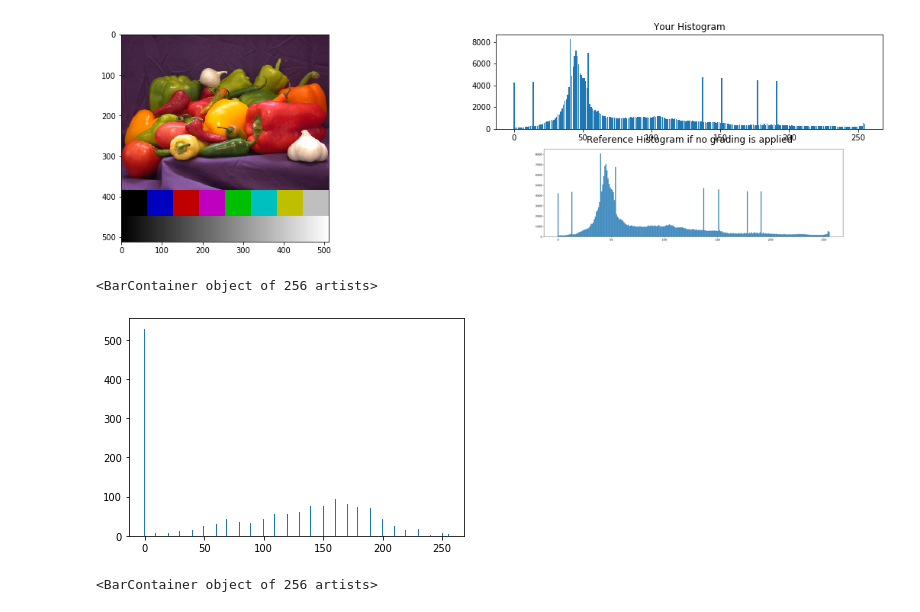
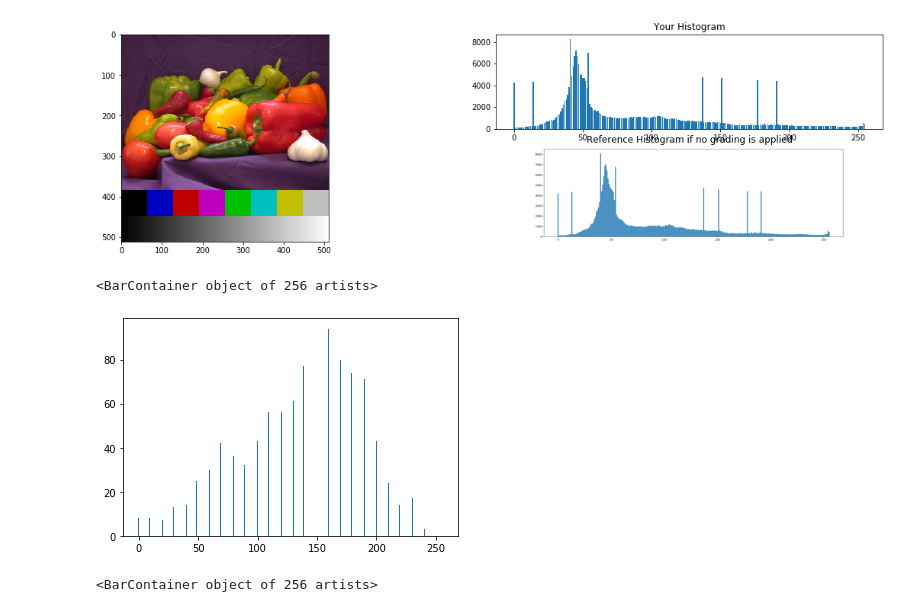
Before and after one commit to kilianeifler/Filmtechnik_HdM, a Jupyter notebook: Ex_5/Exercise_05_Group_03_v2.ipynb, the cells around one changed output. Drawn from its saved outputs; the diff is of its cells as text; code cells hidden in the pictures.

Commit message:
hist just red potimiert

```diff
--- a/Ex_5/Exercise_05_Group_03_v2.ipynb
+++ b/Ex_5/Exercise_05_Group_03_v2.ipynb
@@ -271,21 +271,20 @@ plt.title("Reference Histogram if no grading is applied");
 # %%
 # Play with the histogram resolution to detect that peppers.png seems to be 8 bits.
 # Increasing the number of bins is one way to do this, but setting minval and maxval to appropriate numbers may be more clever.
 
 def calculateHistogrammJustRed(img, bins = 256, minval = 0.0, maxval = 1.0):
-    histImg = (img.clip(minval, maxval) - minval) / (maxval - minval) *(bins-1)
-    lumaImg = (0.2126 * histImg[:,:,0] + 0.7152 * histImg[:,:,1] + 0.0722 * histImg[:,:,2])
+    histImg = (img - minval) / (maxval - minval) *(bins-1)
     result = np.zeros(((bins)))
     for i in range (bins):
         result[i]  = np.sum((i <= histImg[0]) * (histImg[0] < i+1))
     return result
 
 
 plt.bar(np.arange(0,256),calculateHistogrammJustRed(peppersImg,minval= 0.2,maxval= 0.3))
 # Wenn das Histogramm nur einen kleinen Teilbereich darstellt wird ersichtlich, dass es große Lücken zwischen den einzelnen Helligkeitsstufen gibt. Das resultiert aus der 8 Bit Auflösung. Erwartung bei Wertebereich 0.2 - 0.3 (=1/10 der Farben-> 256/10 = 25,6 Balken in diesem Histogramm erwartet.
 # %% [output]
 <BarContainer object of 256 artists>
-[figure, old version]
+[figure, new version]
 # %%
 
 # Try to hide the fact that peppers.png is only 8bits by resizing it.
```
